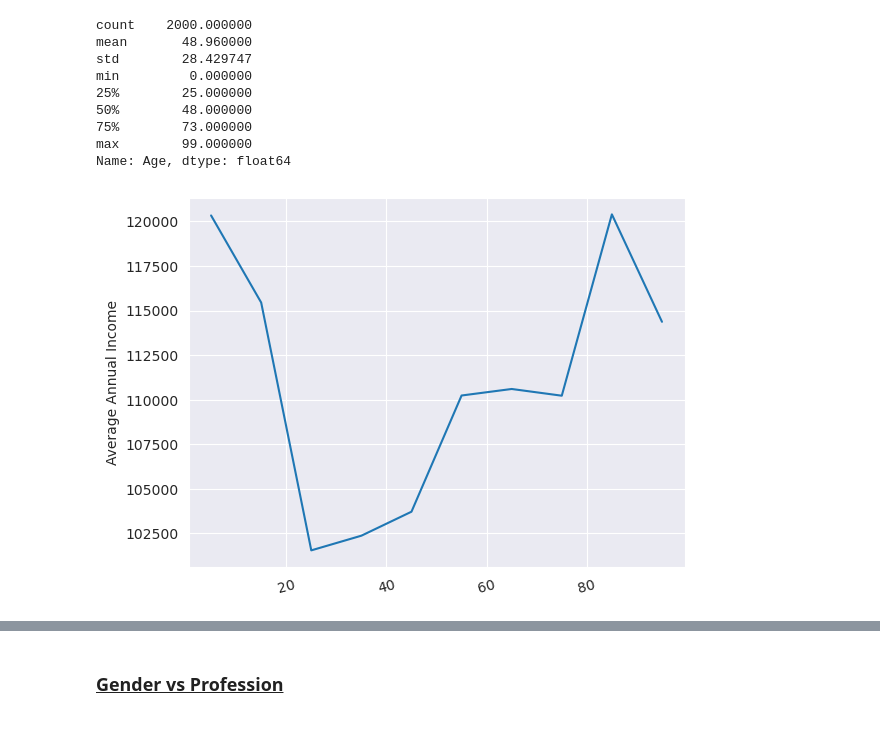
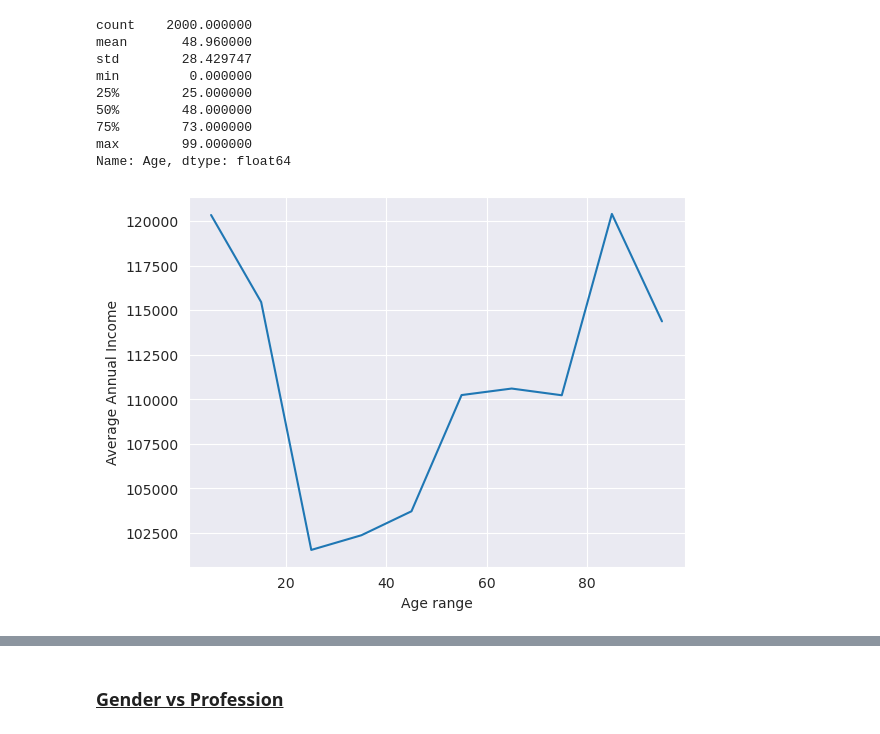
Before and after one commit to somto-ibuodinma/shop_customer_EDA, a Jupyter notebook: Project1/Shop customer EDA.ipynb, the cells around one changed output, grey strips where cells are left out. Cells and saved outputs as stored; diff of their text form; code cells hidden in the pictures.

```diff
--- a/Project1/Shop customer EDA.ipynb
+++ b/Project1/Shop customer EDA.ipynb
@@ -207,5 +267,18 @@ Name: Age, dtype: float64
 # %%
 # Set a number of bins into which the data will be grouped.
 # Set bin edges, and compute center of each bin
 bin_edges = np.arange(0, 99+10, 10)
 bin_centers = bin_edges[:-1] + 5
+
+#creating the bin of the Age variable
+Age_binned = pd.cut(df_customer['Age'], bin_edges, include_lowest = True)
+
+# For the points in each bin, we compute the mean of the Annual_income.
+Annual_Income_mean = df_customer['Annual_Income'].groupby(Age_binned).mean()
+
+# Plot the summarized data
+plt.errorbar(x=bin_centers, y=Annual_Income_mean)
+plt.xlabel('Age range');
+plt.ylabel('Average Annual Income');
+# %% [output]
+[figure, added]
@@ -218,7 +284,0 @@ Annual_Income_std = df_customer['Annual_Income'].groupby(Age_binned).std()
-# %%
-# Plot the summarized data
-plt.errorbar(x=bin_centers, y=Annual_Income_mean)
-plt.xticks(rotation=15);
-plt.ylabel('Average Annual Income');
-# %% [output]
-[figure, removed]
```
Also changed, not shown: parts of 42 cells of this notebook, 3 other files.
